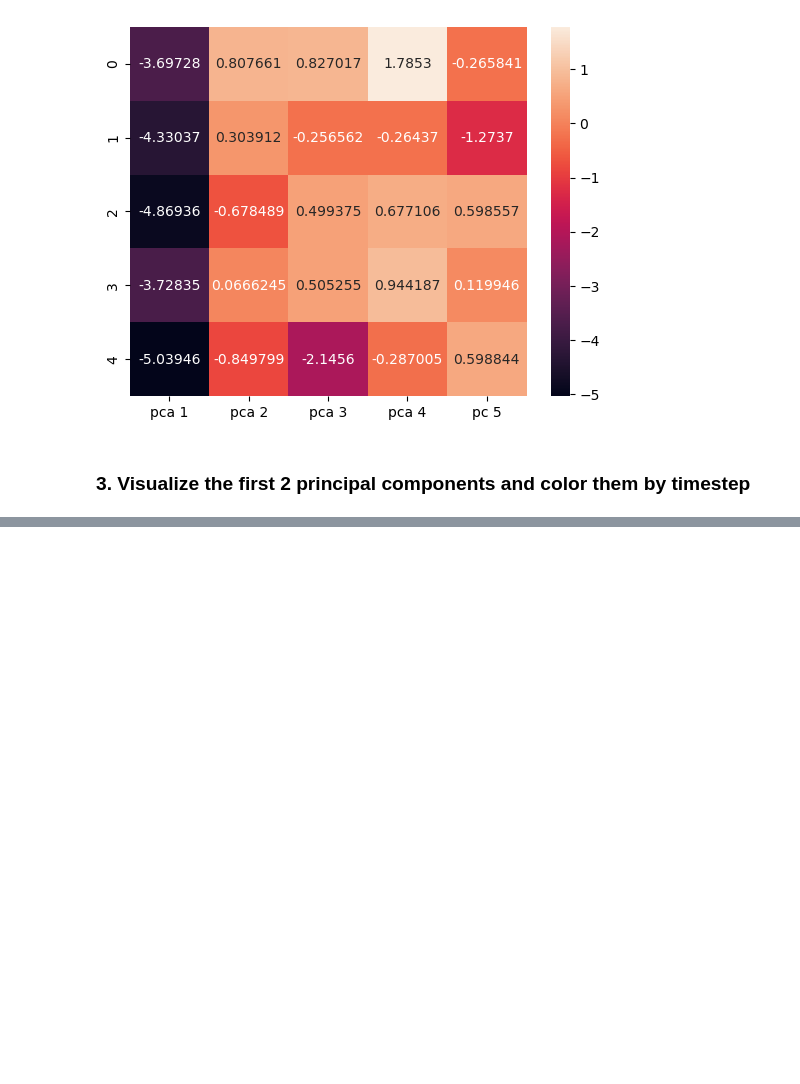
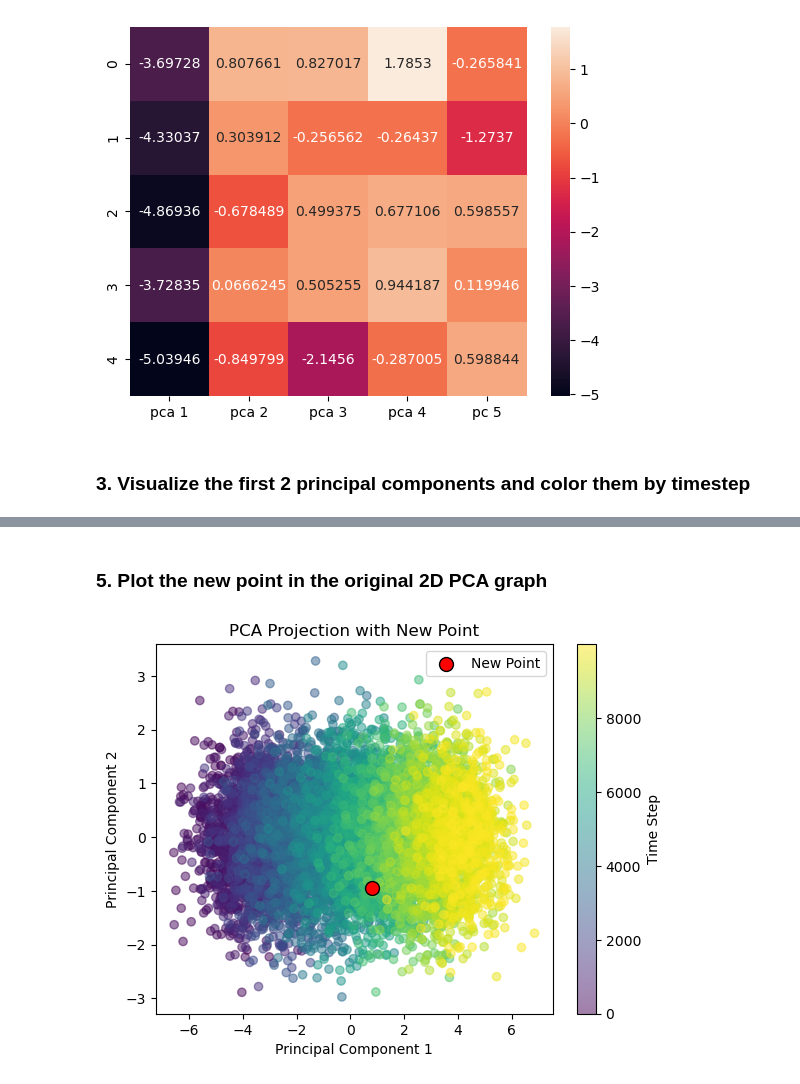
Before and after one commit to jeff0167/Data_And_Things, a Jupyter notebook: pdm_task.ipynb, the cells around one changed output, grey strips where cells are left out. Cells and saved outputs as stored; diff of their text form; code cells hidden in the pictures; blank space fills up the shorter version.

```diff
--- a/pdm_task.ipynb
+++ b/pdm_task.ipynb
@@ -163,0 +181,25 @@ principalDf2 = pd.DataFrame(data = principalComponents2
+# %%
+# Generate a new sensor reading (simulated)
+new_point = np.array([np.random.uniform(50, 100) for _ in range(20)])
+
+# Standardize the new point using the previously fitted scaler
+new_point_scaled = scaler.transform(new_point.reshape(1, -1)) # throws warning, but still works
+
+# Project the new point into PCA space
+new_pca_point = pca2.transform(new_point_scaled)
+# %% [markdown]
+### 5. Plot the new point in the original 2D PCA graph
+# %%
+scatter = plt.scatter(principalDf2['pca 1'], principalDf2['pca 2'], c=principalDf2['TimeStep'], cmap='viridis', alpha=0.5)
+plt.colorbar(scatter, label="Time Step")
+
+# Plot the new point in red
+plt.scatter(new_pca_point[0, 0], new_pca_point[0, 1], color='red', s=100, label="New Point", edgecolors='black')
+
+plt.xlabel("Principal Component 1")
+plt.ylabel("Principal Component 2")
+plt.title("PCA Projection with New Point")
+plt.legend()
+plt.show()
+# %% [output]
+[figure, added]
```
Also changed, not shown: parts of 6 cells of this notebook, 3 other files.
